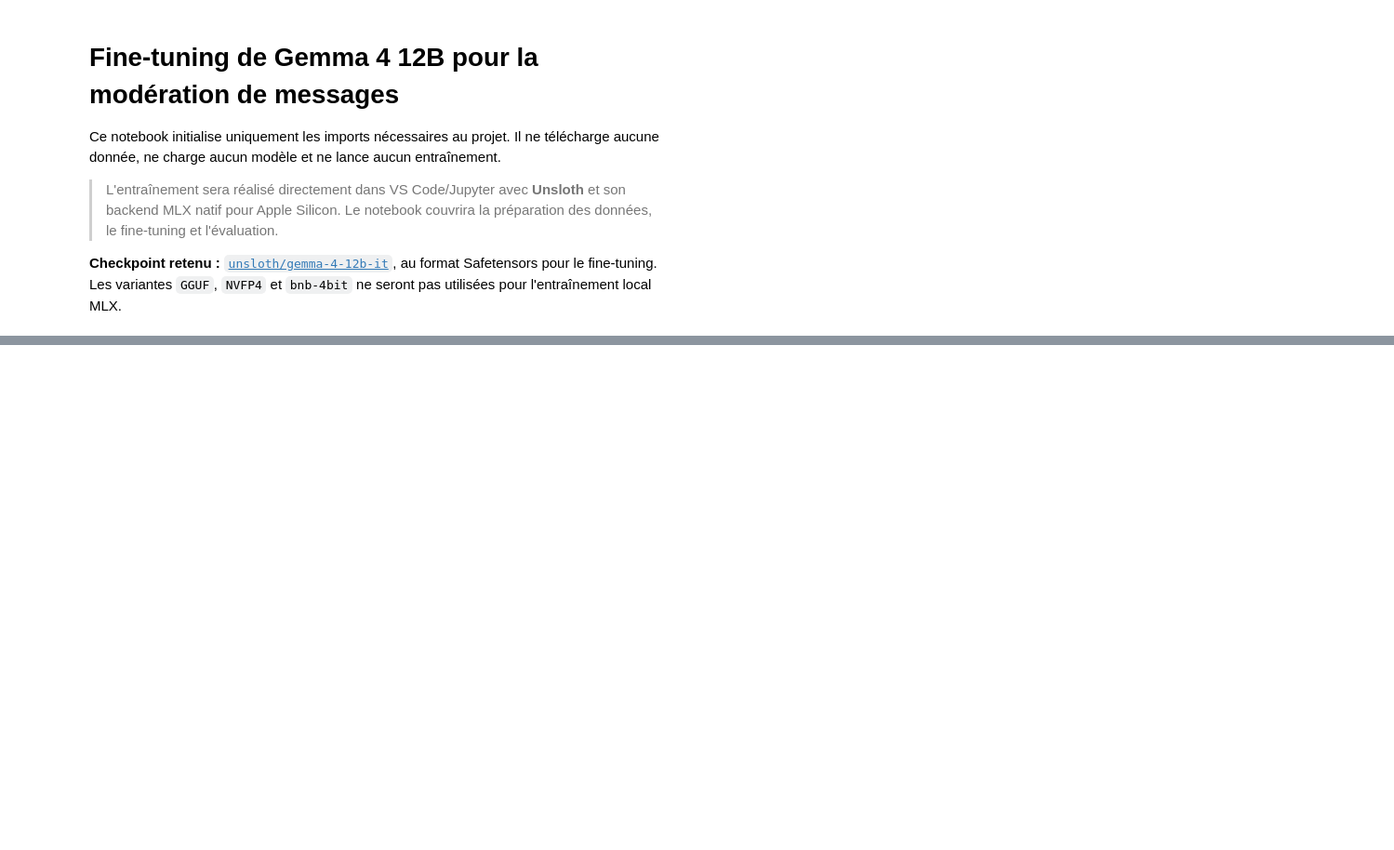
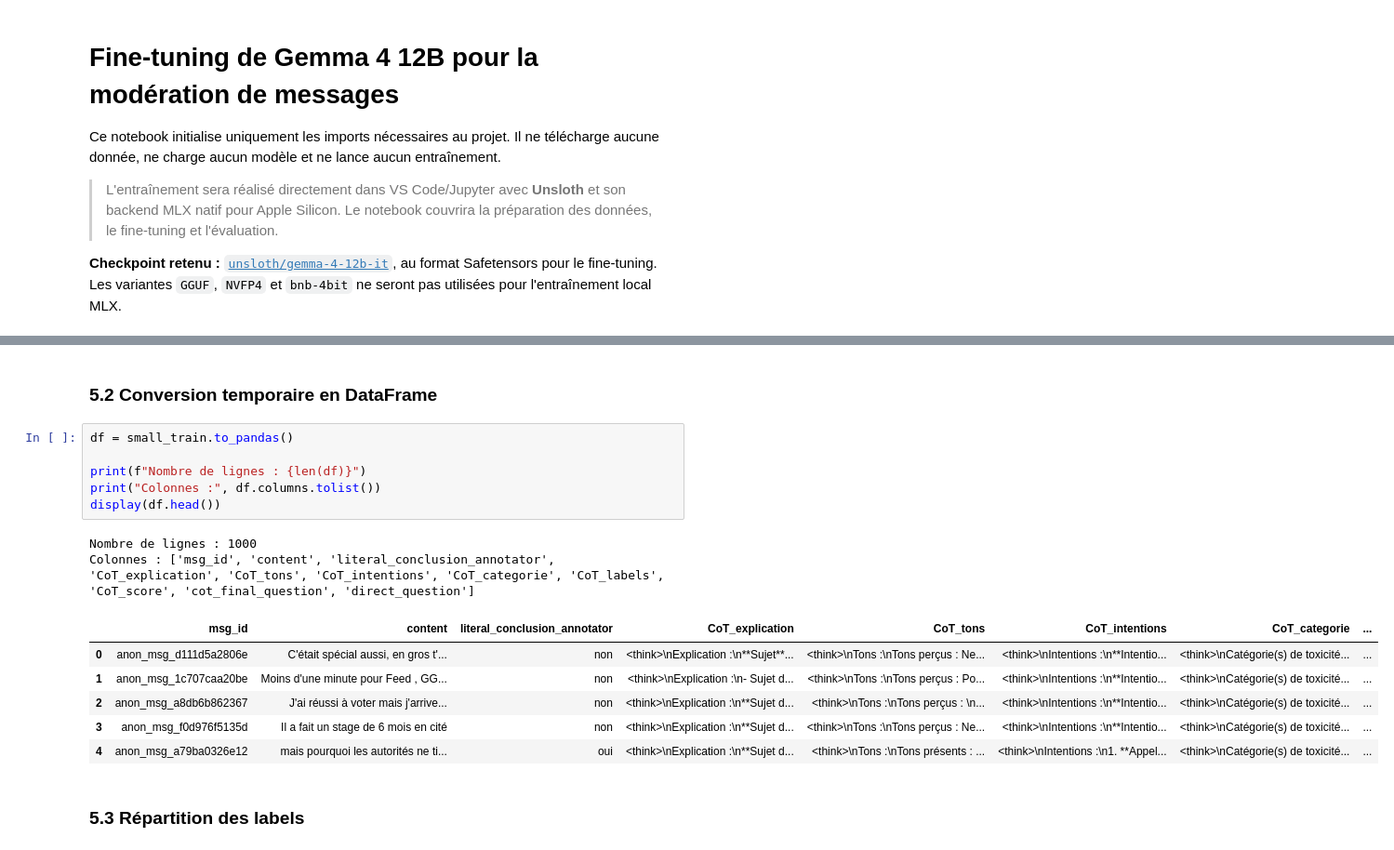
Before and after one commit to DevElou/Finetuning-learning, a Jupyter notebook: Gemma-Moderation/gemma_4_12b_moderation_finetuning.ipynb, the cells around one changed output, grey strips where cells are left out. Shown at 93% size. Drawn from its saved outputs; the diff is of its cells as text; blank space fills up the shorter version.

```diff
--- a/Gemma-Moderation/gemma_4_12b_moderation_finetuning.ipynb
+++ b/Gemma-Moderation/gemma_4_12b_moderation_finetuning.ipynb
@@ -67,0 +129,19 @@ from unsloth import (
+# %% [markdown]
+### 5.2 Conversion temporaire en DataFrame
+# %%
+df = small_train.to_pandas()
+
+print(f"Nombre de lignes : {len(df)}")
+print("Colonnes :", df.columns.tolist())
+display(df.head())
+# %% [output]
+Nombre de lignes : 1000
+Colonnes : ['msg_id', 'content', 'literal_conclusion_annotator', 'CoT_explication', 'CoT_tons', 'CoT_intentions', 'CoT_categorie', 'CoT_labels', 'CoT_score', 'cot_final_question', 'direct_question']
+|  | msg_id | content | literal_conclusion_annotator | CoT_explication | CoT_tons | CoT_intentions | CoT_categorie | ... |
+| 0 | anon_msg_d111d5a2806e | C'était spécial aussi, en gros t'... | non | <think>\nExplication :\n**Sujet**... | <think>\nTons :\nTons perçus : Ne... | <think>\nIntentions :\n**Intentio... | <think>\nCatégorie(s) de toxicité... | ... |
+| 1 | anon_msg_1c707caa20be | Moins d'une minute pour Feed , GG... | non | <think>\nExplication :\n- Sujet d... | <think>\nTons :\nTons perçus : Po... | <think>\nIntentions :\n**Intentio... | <think>\nCatégorie(s) de toxicité... | ... |
+| 2 | anon_msg_a8db6b862367 | J'ai réussi à voter mais j'arrive... | non | <think>\nExplication :\n**Sujet d... | <think>\nTons :\nTons perçus : \n... | <think>\nIntentions :\n**Intentio... | <think>\nCatégorie(s) de toxicité... | ... |
+| 3 | anon_msg_f0d976f5135d | Il a fait un stage de 6 mois en cité | non | <think>\nExplication :\n**Sujet d... | <think>\nTons :\nTons perçus : Ne... | <think>\nIntentions :\n**Intentio... | <think>\nCatégorie(s) de toxicité... | ... |
+| 4 | anon_msg_a79ba0326e12 | mais pourquoi les autorités ne ti... | oui | <think>\nExplication :\n**Sujet d... | <think>\nTons :\nTons présents : ... | <think>\nIntentions :\n1. **Appel... | <think>\nCatégorie(s) de toxicité... | ... |
+# %% [markdown]
+### 5.3 Répartition des labels
```
Also changed, not shown: parts of 21 cells of this notebook.
